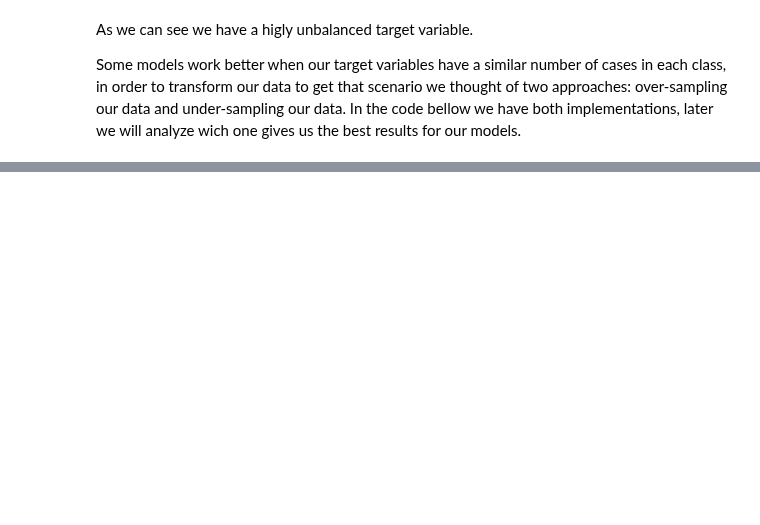
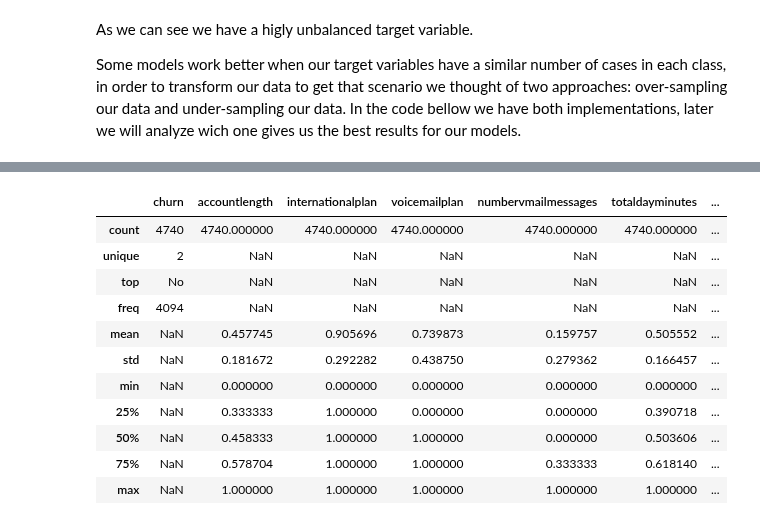
Before and after one commit to TheNoobGoda/ids-project, a Jupyter notebook: src/delivery.ipynb, the cells around one changed output, grey strips where cells are left out. Saved outputs shown, nothing was run; the diff lists cells and outputs as text; code cells hidden in the pictures; blank space fills up the shorter version.

```diff
--- a/src/delivery.ipynb
+++ b/src/delivery.ipynb
@@ -370,0 +370,15 @@ Name: count, dtype: int64
+# %%
+df.describe(include='all')
+# %% [output]
+|  | churn | accountlength | internationalplan | voicemailplan | numbervmailmessages | totaldayminutes | ... |
+| count | 4740 | 4740.000000 | 4740.000000 | 4740.000000 | 4740.000000 | 4740.000000 | ... |
+| unique | 2 | NaN | NaN | NaN | NaN | NaN | ... |
+| top | No | NaN | NaN | NaN | NaN | NaN | ... |
+| freq | 4094 | NaN | NaN | NaN | NaN | NaN | ... |
+| mean | NaN | 0.457745 | 0.905696 | 0.739873 | 0.159757 | 0.505552 | ... |
+| std | NaN | 0.181672 | 0.292282 | 0.438750 | 0.279362 | 0.166457 | ... |
+| min | NaN | 0.000000 | 0.000000 | 0.000000 | 0.000000 | 0.000000 | ... |
+| 25% | NaN | 0.333333 | 1.000000 | 0.000000 | 0.000000 | 0.390718 | ... |
+| 50% | NaN | 0.458333 | 1.000000 | 1.000000 | 0.000000 | 0.503606 | ... |
+| 75% | NaN | 0.578704 | 1.000000 | 1.000000 | 0.333333 | 0.618140 | ... |
+| max | NaN | 1.000000 | 1.000000 | 1.000000 | 1.000000 | 1.000000 | ... |
```
Also changed, not shown: parts of 5 cells of this notebook, 1 other file.
